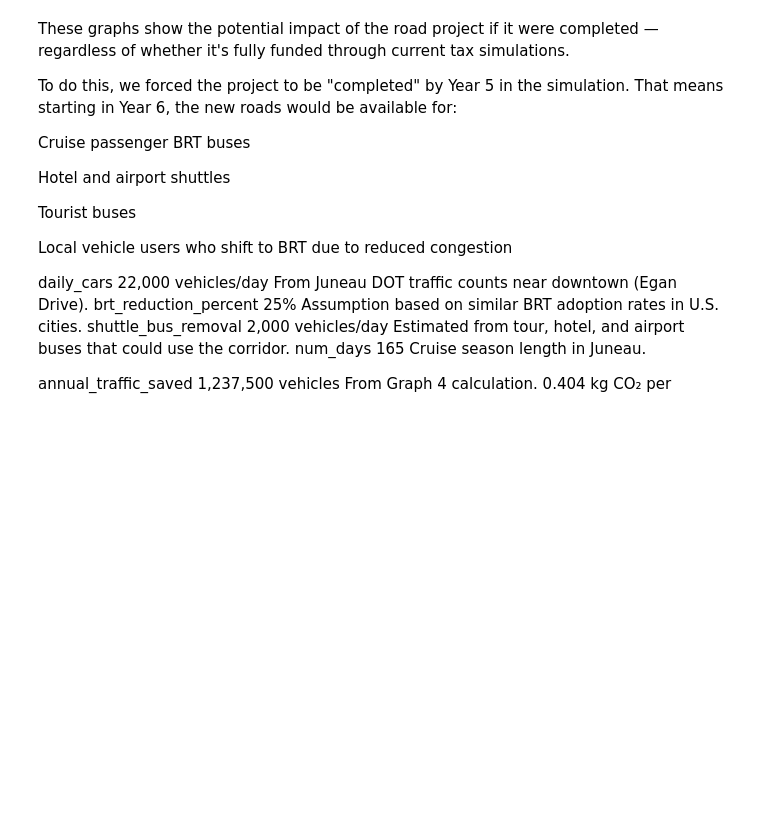
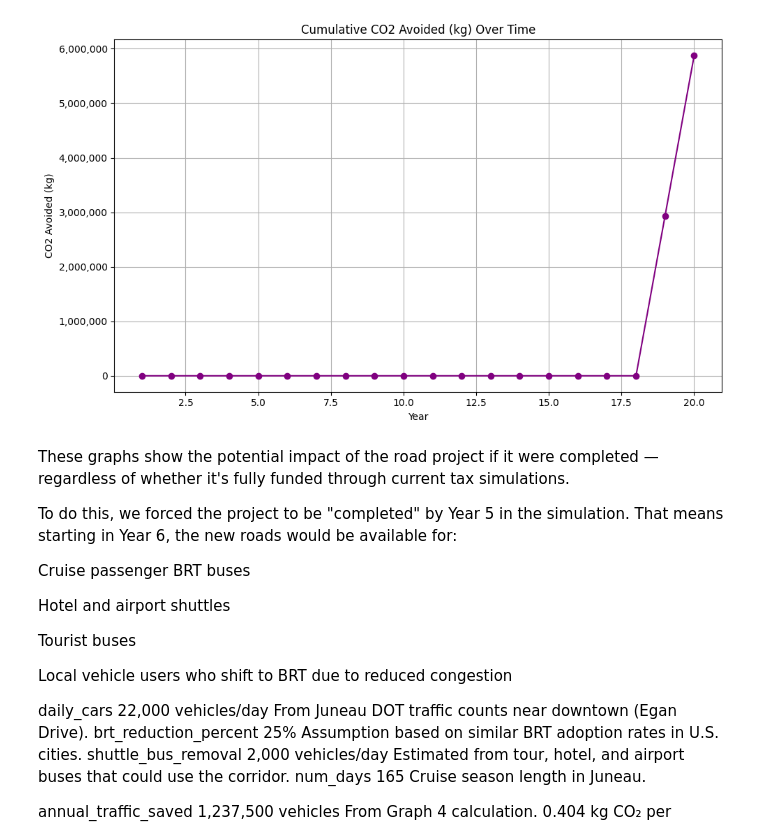
Before and after one commit to Dennis-LCLema/Sustainable-Tourism-Sring2025, a Jupyter notebook: Advanced Model -road project.ipynb, the cells around one changed output. Saved outputs shown, nothing was run; the diff lists cells and outputs as text; code cells hidden in the pictures; blank space fills up the shorter version.

```diff
--- a/Advanced Model -road project.ipynb
+++ b/Advanced Model -road project.ipynb
@@ -125,3 +200,18 @@ plt.show()
+# %%
+# --- Graph 4: Cumulative Pollution Avoided (kg CO2) ---
+co2_by_year = np.cumsum(avg_traffic_reduction_by_year * pollution_avoided_per_trip)
+
+plt.figure(figsize=(10, 6))
+plt.plot(range(1, num_years + 1), co2_by_year, marker='o', color='purple')
+plt.title("Cumulative CO2 Avoided (kg) Over Time")
+plt.xlabel("Year")
+plt.ylabel("CO2 Avoided (kg)")
+plt.grid(True)
+plt.gca().yaxis.set_major_formatter(mticker.FuncFormatter(lambda x, _: f'{x:,.0f}'))
+plt.tight_layout()
+plt.show()
+# %% [output]
+[figure, added]
 # %% [markdown]
 These graphs show the potential impact of the road project if it were completed — regardless of whether it's fully funded through current tax simulations.
 
```
Also changed, not shown: parts of 14 cells of this notebook.
